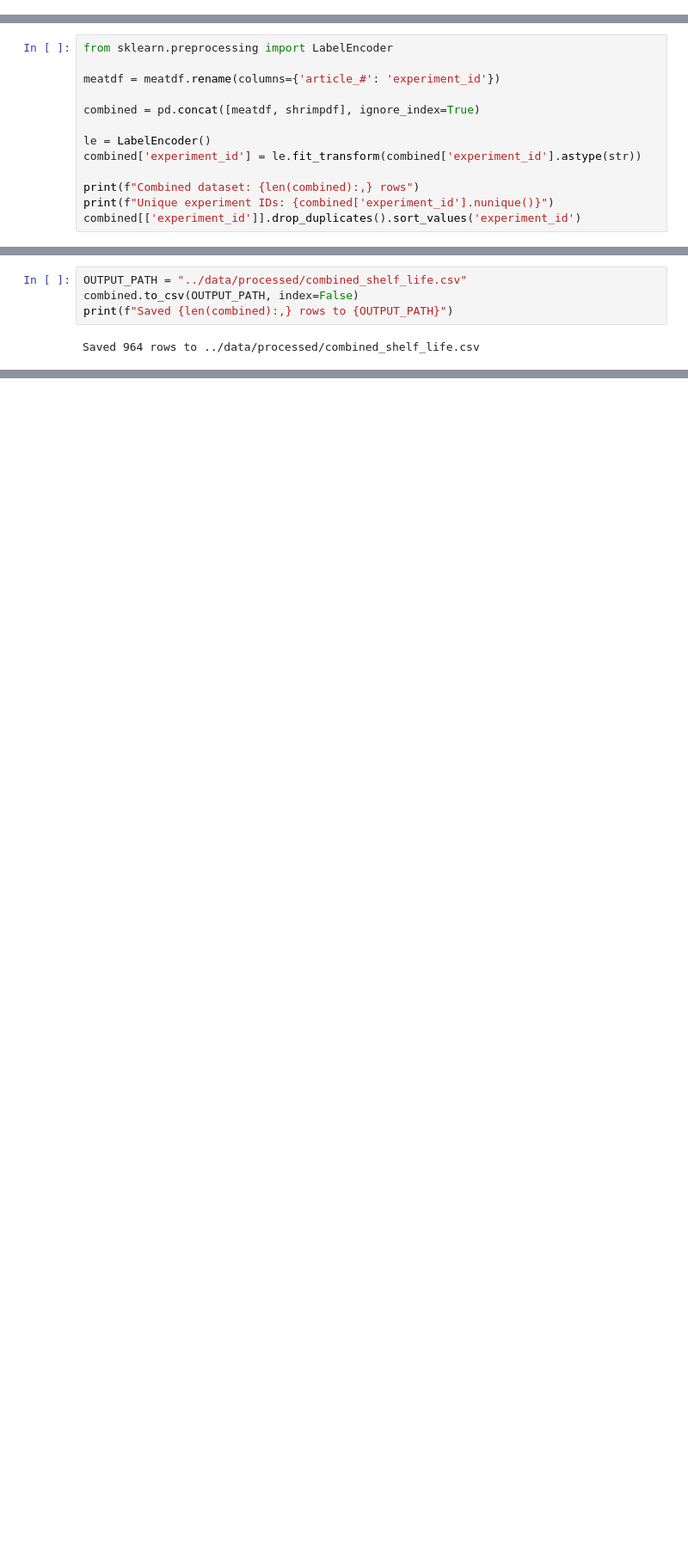
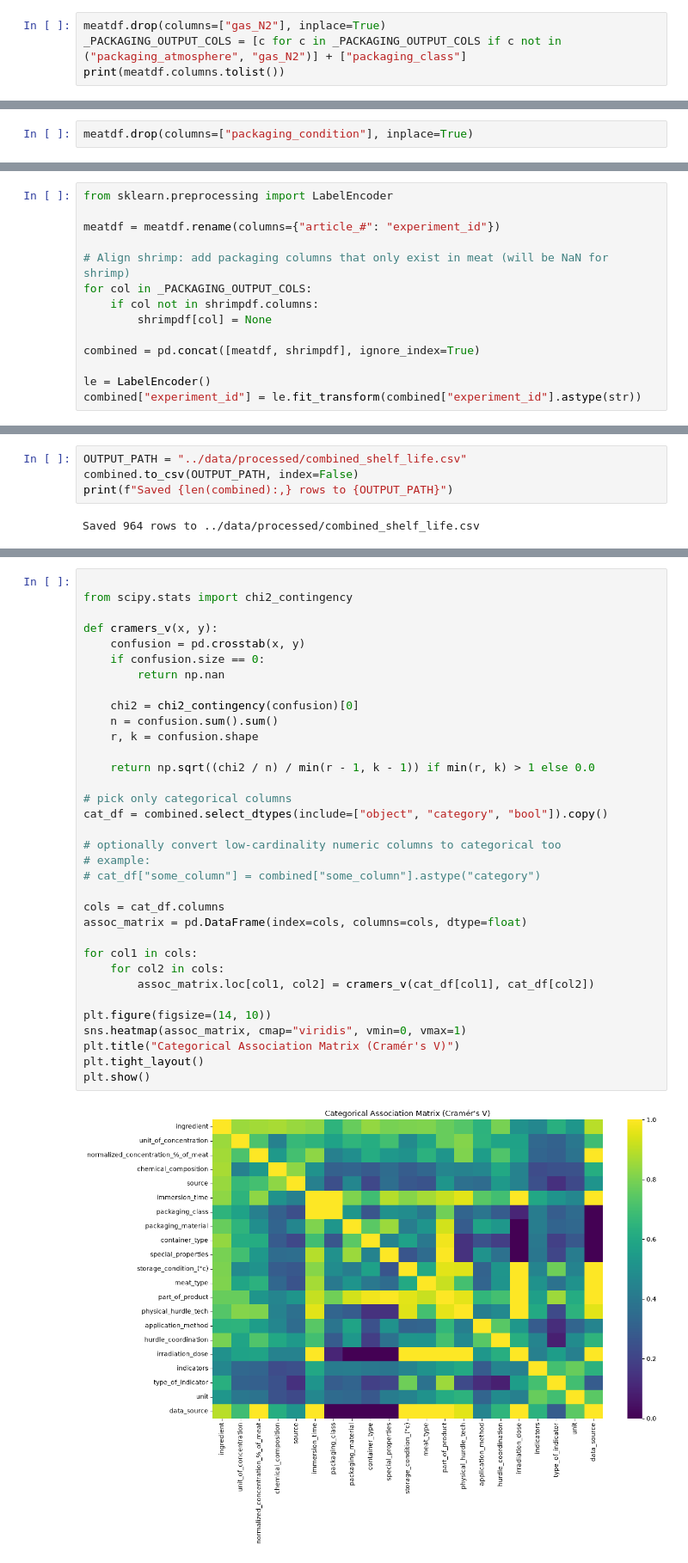
Before and after one commit to SafaeHaj/food-preservation-methods-predictors, a Jupyter notebook: notebooks/data_processing.ipynb, the cells around one changed output, grey strips where cells are left out. Shown at 86% size. Cells and saved outputs as stored; diff of their text form; blank space fills up the shorter version.

```diff
--- a/notebooks/data_processing.ipynb
+++ b/notebooks/data_processing.ipynb
@@ -129,0 +410,4 @@ Name: count, dtype: int64
+# %%
+meatdf.drop(columns=["gas_N2"], inplace=True)
+_PACKAGING_OUTPUT_COLS = [c for c in _PACKAGING_OUTPUT_COLS if c not in ("packaging_atmosphere", "gas_N2")] + ["packaging_class"]
+print(meatdf.columns.tolist())
@@ -130 +446,3 @@ Name: count, dtype: int64
+# %%
+meatdf.drop(columns=["packaging_condition"], inplace=True)
 # %% [markdown]
@@ -734,13 +1112,14 @@ We unify the `article_#` column from the meat database with the `experiment_id`
 # %%
 from sklearn.preprocessing import LabelEncoder
 
-meatdf = meatdf.rename(columns={'article_#': 'experiment_id'})
+meatdf = meatdf.rename(columns={"article_#": "experiment_id"})
+
+# Align shrimp: add packaging columns that only exist in meat (will be NaN for shrimp)
+for col in _PACKAGING_OUTPUT_COLS:
+    if col not in shrimpdf.columns:
+        shrimpdf[col] = None
 
 combined = pd.concat([meatdf, shrimpdf], ignore_index=True)
 
 le = LabelEncoder()
-combined['experiment_id'] = le.fit_transform(combined['experiment_id'].astype(str))
-
-print(f"Combined dataset: {len(combined):,} rows")
-print(f"Unique experiment IDs: {combined['experiment_id'].nunique()}")
-combined[['experiment_id']].drop_duplicates().sort_values('experiment_id')
+combined["experiment_id"] = le.fit_transform(combined["experiment_id"].astype(str))
@@ -772,0 +1173,36 @@ Saved 964 rows to ../data/processed/combined_shelf_life.csv
+# %%
+
+from scipy.stats import chi2_contingency
+
+def cramers_v(x, y):
+    confusion = pd.crosstab(x, y)
+    if confusion.size == 0:
+        return np.nan
+
+    chi2 = chi2_contingency(confusion)[0]
+    n = confusion.sum().sum()
+    r, k = confusion.shape
+
+    return np.sqrt((chi2 / n) / min(r - 1, k - 1)) if min(r, k) > 1 else 0.0
+
+# pick only categorical columns
+cat_df = combined.select_dtypes(include=["object", "category", "bool"]).copy()
+
+# optionally convert low-cardinality numeric columns to categorical too
+# example:
+# cat_df["some_column"] = combined["some_column"].astype("category")
+
+cols = cat_df.columns
+assoc_matrix = pd.DataFrame(index=cols, columns=cols, dtype=float)
+
+for col1 in cols:
+    for col2 in cols:
+        assoc_matrix.loc[col1, col2] = cramers_v(cat_df[col1], cat_df[col2])
+
+plt.figure(figsize=(14, 10))
+sns.heatmap(assoc_matrix, cmap="viridis", vmin=0, vmax=1)
+plt.title("Categorical Association Matrix (Cramér's V)")
+plt.tight_layout()
+plt.show()
+# %% [output]
+[figure, added]
```
Also changed, not shown: parts of 25 cells of this notebook, 3 other files.
